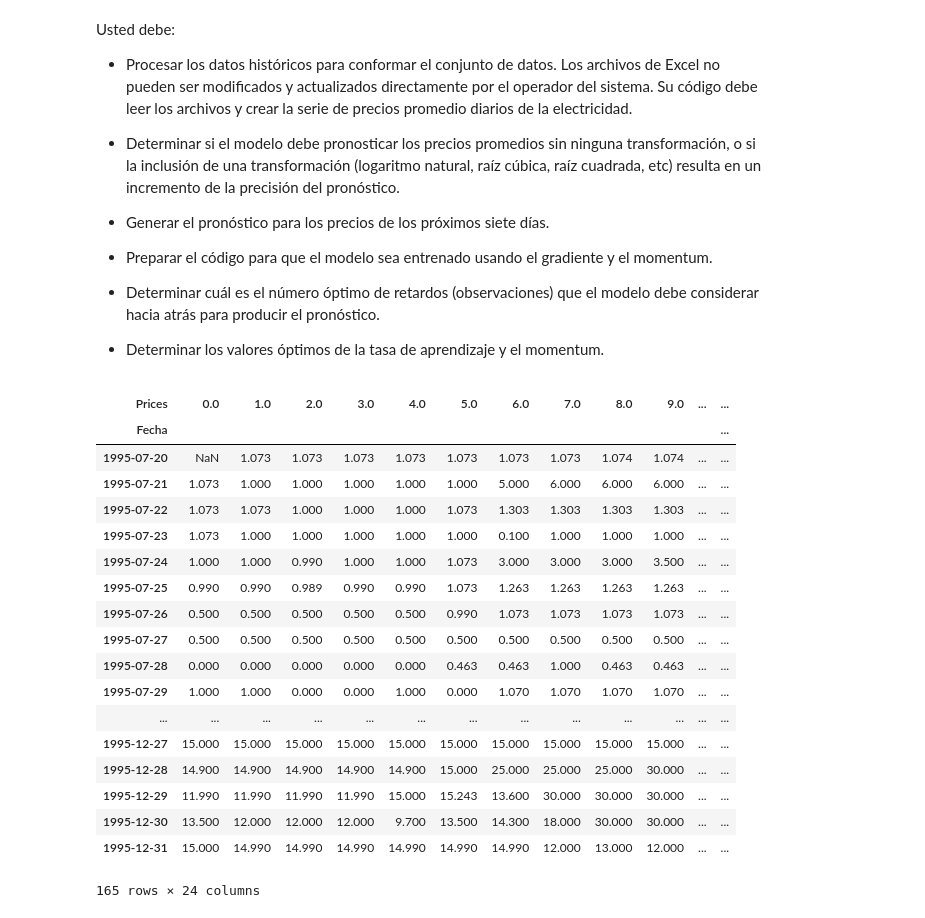
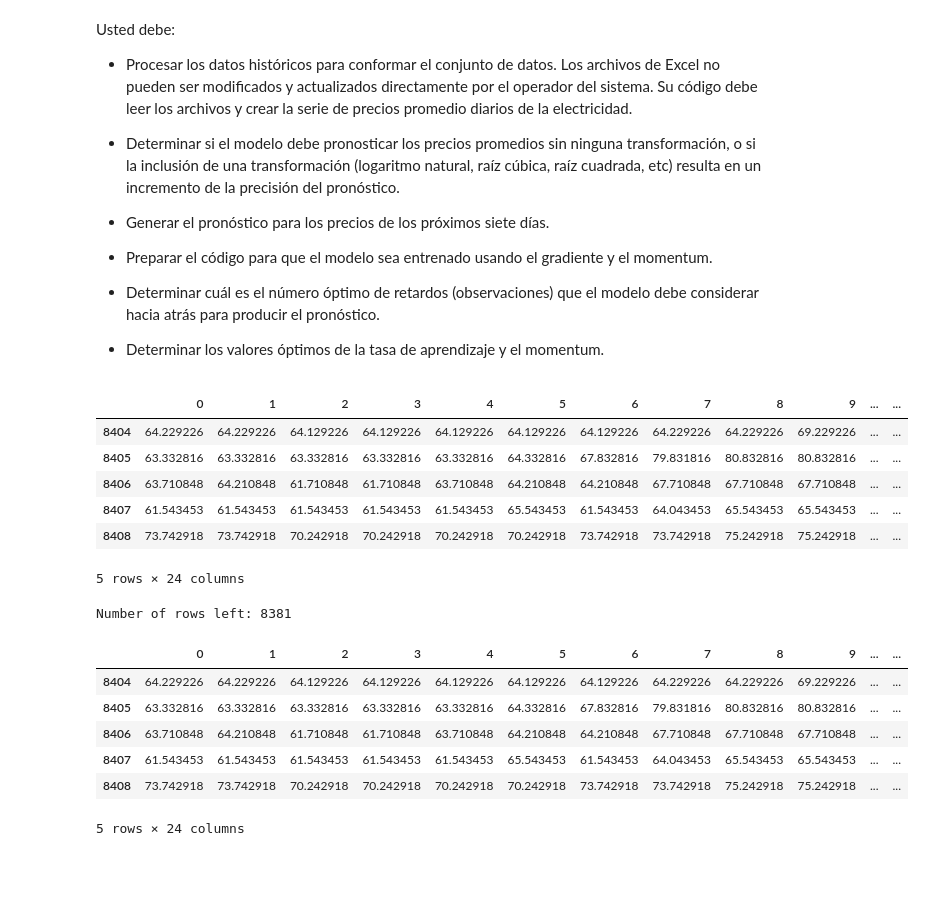
Before and after one commit to ann-2018-03/evaluacion-DavidChaMun, a Jupyter notebook: 01-precios.ipynb, the cells around one changed output. Cells and saved outputs as stored; diff of their text form; code cells hidden in the pictures; blank space fills up the shorter version.

```diff
--- a/01-precios.ipynb
+++ b/01-precios.ipynb
@@ -51,28 +58,57 @@ def clean_data(data):
     return data
 # %%
+"""
+    Data is located and filtered for temporary files
+    It is asumed that the directory will not have any other
+    files exept for the excel files where the data is located
+"""
 data_path = "datos/precios/"
 filenames = os.listdir(data_path)
 filenames = [e for e in filenames if e[0] != '~']
-
-
-data = cea
-# %% [output]
-| Prices | 0.0 | 1.0 | 2.0 | 3.0 | 4.0 | 5.0 | 6.0 | 7.0 | 8.0 | 9.0 | ... | ... |
-| Fecha |  |  |  |  |  |  |  |  |  |  |  | ... |
-| 1995-07-20 | NaN | 1.073 | 1.073 | 1.073 | 1.073 | 1.073 | 1.073 | 1.073 | 1.074 | 1.074 | ... | ... |
-| 1995-07-21 | 1.073 | 1.000 | 1.000 | 1.000 | 1.000 | 1.000 | 5.000 | 6.000 | 6.000 | 6.000 | ... | ... |
-| 1995-07-22 | 1.073 | 1.073 | 1.000 | 1.000 | 1.000 | 1.073 | 1.303 | 1.303 | 1.303 | 1.303 | ... | ... |
-| 1995-07-23 | 1.073 | 1.000 | 1.000 | 1.000 | 1.000 | 1.000 | 0.100 | 1.000 | 1.000 | 1.000 | ... | ... |
-| 1995-07-24 | 1.000 | 1.000 | 0.990 | 1.000 | 1.000 | 1.073 | 3.000 | 3.000 | 3.000 | 3.500 | ... | ... |
-| 1995-07-25 | 0.990 | 0.990 | 0.989 | 0.990 | 0.990 | 1.073 | 1.263 | 1.263 | 1.263 | 1.263 | ... | ... |
-| 1995-07-26 | 0.500 | 0.500 | 0.500 | 0.500 | 0.500 | 0.990 | 1.073 | 1.073 | 1.073 | 1.073 | ... | ... |
-| 1995-07-27 | 0.500 | 0.500 | 0.500 | 0.500 | 0.500 | 0.500 | 0.500 | 0.500 | 0.500 | 0.500 | ... | ... |
-| 1995-07-28 | 0.000 | 0.000 | 0.000 | 0.000 | 0.000 | 0.463 | 0.463 | 1.000 | 0.463 | 0.463 | ... | ... |
-| 1995-07-29 | 1.000 | 1.000 | 0.000 | 0.000 | 1.000 | 0.000 | 1.070 | 1.070 | 1.070 | 1.070 | ... | ... |
-| ... | ... | ... | ... | ... | ... | ... | ... | ... | ... | ... | ... | ... |
-| 1995-12-27 | 15.000 | 15.000 | 15.000 | 15.000 | 15.000 | 15.000 | 15.000 | 15.000 | 15.000 | 15.000 | ... | ... |
-| 1995-12-28 | 14.900 | 14.900 | 14.900 | 14.900 | 14.900 | 15.000 | 25.000 | 25.000 | 25.000 | 30.000 | ... | ... |
-| 1995-12-29 | 11.990 | 11.990 | 11.990 | 11.990 | 15.000 | 15.243 | 13.600 | 30.000 | 30.000 | 30.000 | ... | ... |
-| 1995-12-30 | 13.500 | 12.000 | 12.000 | 12.000 | 9.700 | 13.500 | 14.300 | 18.000 | 30.000 | 30.000 | ... | ... |
-| 1995-12-31 | 15.000 | 14.990 | 14.990 | 14.990 | 14.990 | 14.990 | 14.990 | 12.000 | 13.000 | 12.000 | ... | ... |
-165 rows × 24 columns
+# %%
+"""
+    In this step data is loaded, cleaned and appended, nans still remain,
+    the data tail is shown to make certain the data was loaded correctly
+"""
+
+data = pd.read_excel(data_path + filenames[0], header=2, usecols="A:Y")
+
+iterfiles = iter(filenames)
+next(iterfiles)
+
+for f in iterfiles:
+    data = data.append(pd.read_excel(data_path + f, header=2, usecols="A:Y"), sort=False, ignore_index=True)
+data = data.drop("Fecha", axis=1)
+data.tail()
+# %% [output]
+|  | 0 | 1 | 2 | 3 | 4 | 5 | 6 | 7 | 8 | 9 | ... | ... |
+| 8404 | 64.229226 | 64.229226 | 64.129226 | 64.129226 | 64.129226 | 64.129226 | 64.129226 | 64.229226 | 64.229226 | 69.229226 | ... | ... |
+| 8405 | 63.332816 | 63.332816 | 63.332816 | 63.332816 | 63.332816 | 64.332816 | 67.832816 | 79.831816 | 80.832816 | 80.832816 | ... | ... |
+| 8406 | 63.710848 | 64.210848 | 61.710848 | 61.710848 | 63.710848 | 64.210848 | 64.210848 | 67.710848 | 67.710848 | 67.710848 | ... | ... |
+| 8407 | 61.543453 | 61.543453 | 61.543453 | 61.543453 | 61.543453 | 65.543453 | 61.543453 | 64.043453 | 65.543453 | 65.543453 | ... | ... |
+| 8408 | 73.742918 | 73.742918 | 70.242918 | 70.242918 | 70.242918 | 70.242918 | 73.742918 | 73.742918 | 75.242918 | 75.242918 | ... | ... |
+5 rows × 24 columns
+# %%
+nans = sum(pd.isnull(data).sum().values)
+nans_per = 1 - (len(data.index) - nans) / len(data.index)
+
+"""
+    3% of the data are NaNs, since the porcentage is not so big
+    3% < 5%, which is a common confidence value, it is mostly safe
+    to delete the rows where NaNs are present without inquiring in bias
+    print(str(nans_per * 100) + "%")
+"""
+
+data.dropna(how="any", inplace=True)
+data.reset_index(drop=True)
+print("Number of rows left: " + str(len(data.index)))
+data.tail()
+# %% [output]
+Number of rows left: 8381
+|  | 0 | 1 | 2 | 3 | 4 | 5 | 6 | 7 | 8 | 9 | ... | ... |
+| 8404 | 64.229226 | 64.229226 | 64.129226 | 64.129226 | 64.129226 | 64.129226 | 64.129226 | 64.229226 | 64.229226 | 69.229226 | ... | ... |
+| 8405 | 63.332816 | 63.332816 | 63.332816 | 63.332816 | 63.332816 | 64.332816 | 67.832816 | 79.831816 | 80.832816 | 80.832816 | ... | ... |
+| 8406 | 63.710848 | 64.210848 | 61.710848 | 61.710848 | 63.710848 | 64.210848 | 64.210848 | 67.710848 | 67.710848 | 67.710848 | ... | ... |
+| 8407 | 61.543453 | 61.543453 | 61.543453 | 61.543453 | 61.543453 | 65.543453 | 61.543453 | 64.043453 | 65.543453 | 65.543453 | ... | ... |
+| 8408 | 73.742918 | 73.742918 | 70.242918 | 70.242918 | 70.242918 | 70.242918 | 73.742918 | 73.742918 | 75.242918 | 75.242918 | ... | ... |
+5 rows × 24 columns
```
Also changed, not shown: parts of 7 cells of this notebook.
